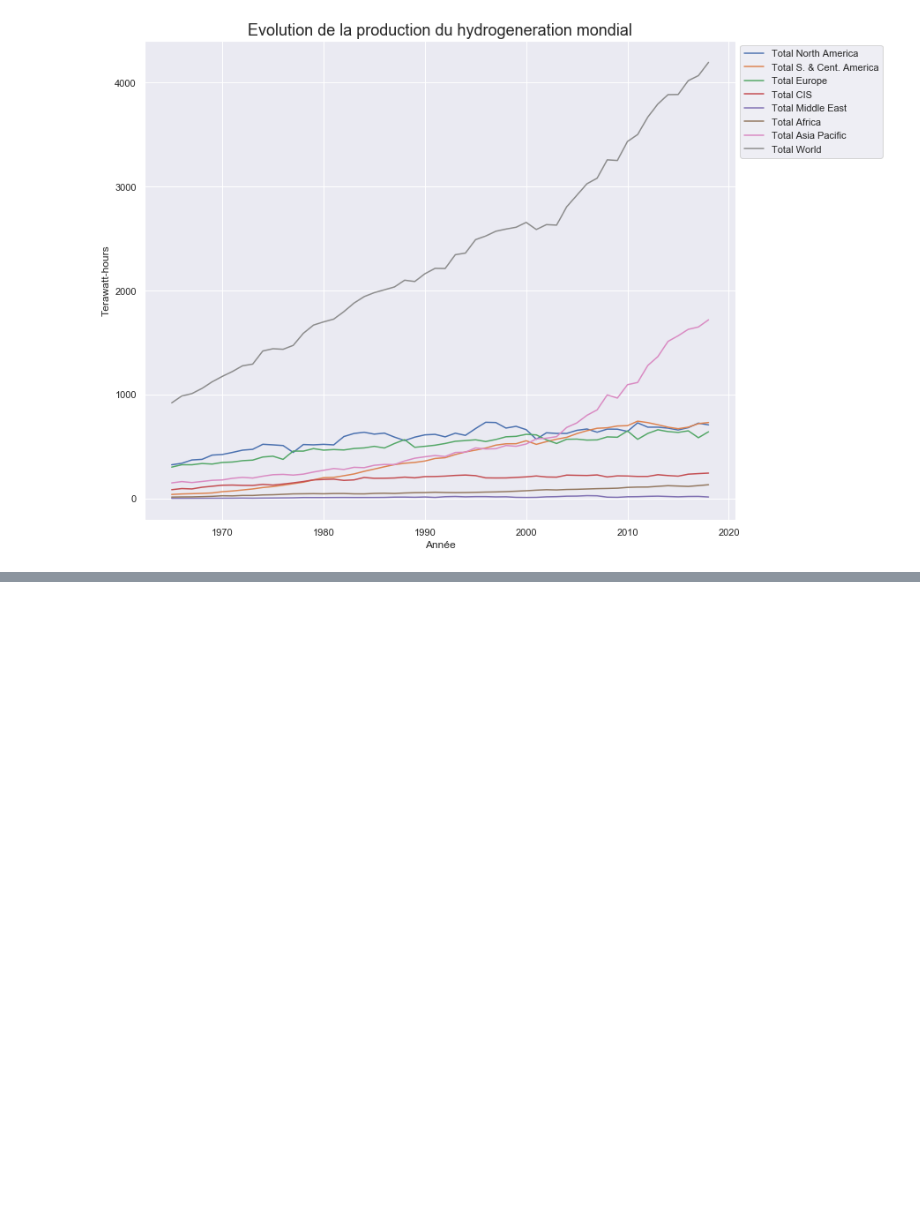
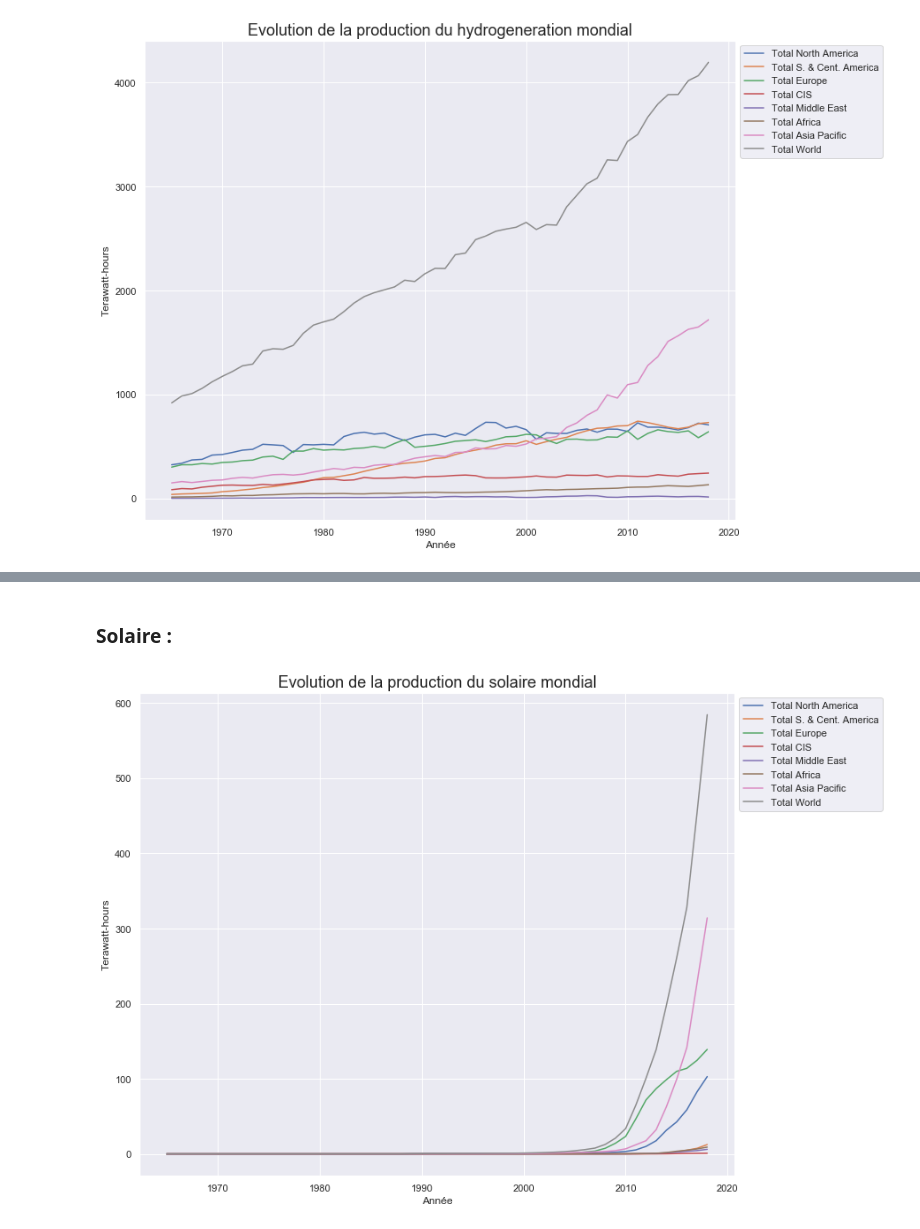
Before and after one commit to KevinFerin/HackatonMDI720, a Jupyter notebook: src/Hackathon.ipynb, the cells around one changed output, grey strips where cells are left out. Saved outputs shown, nothing was run; the diff lists cells and outputs as text; code cells hidden in the pictures; blank space fills up the shorter version.

```diff
--- a/src/Hackathon.ipynb
+++ b/src/Hackathon.ipynb
@@ -93,0 +110,11 @@ print_df(nuclear_production_total, "Evolution de la production du hydrogeneratio
+# %% [markdown]
+### Solaire :
+# %%
+solar_production = pd.read_excel(dataPath+"data_production.xlsx", 12, header = 2)
+unite = "Terawatt-hours"
+solar_production = clean(solar_production,unite)
+solar_production_total, solar_production = separate_total(solar_production, unite)
+solar_production_total, solar_production = set_name_df(solar_production_total, "Total solar"), set_name_df(solar_production_total, "solar")
+print_df(solar_production_total, "Evolution de la production du solaire mondial", unite)
+# %% [output]
+[figure, added]
```
Also changed, not shown: parts of 17 cells of this notebook.
